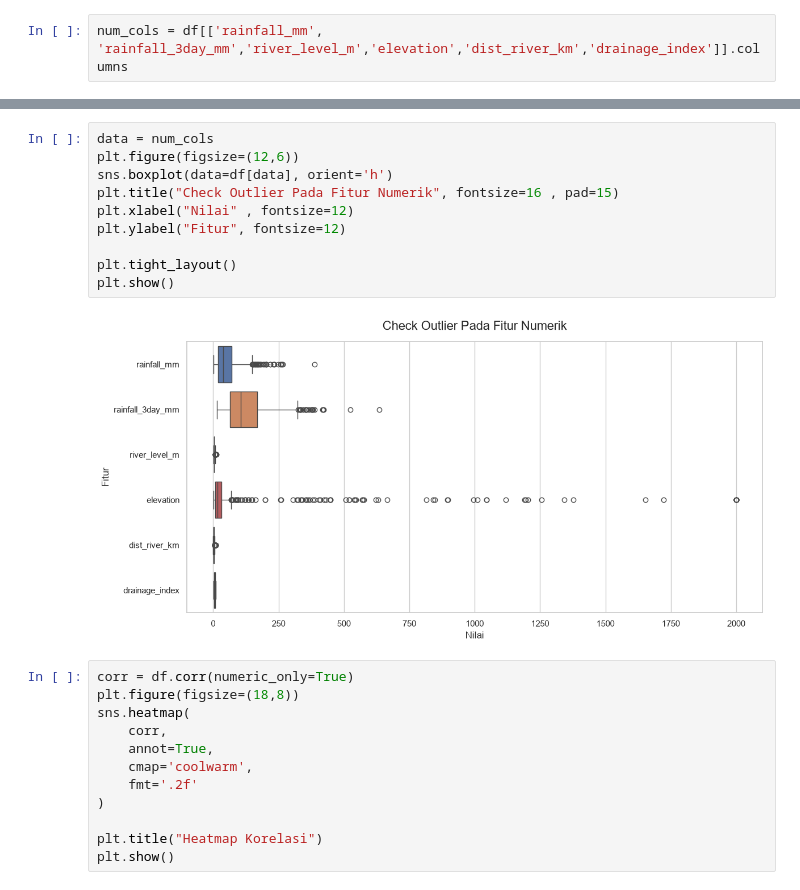
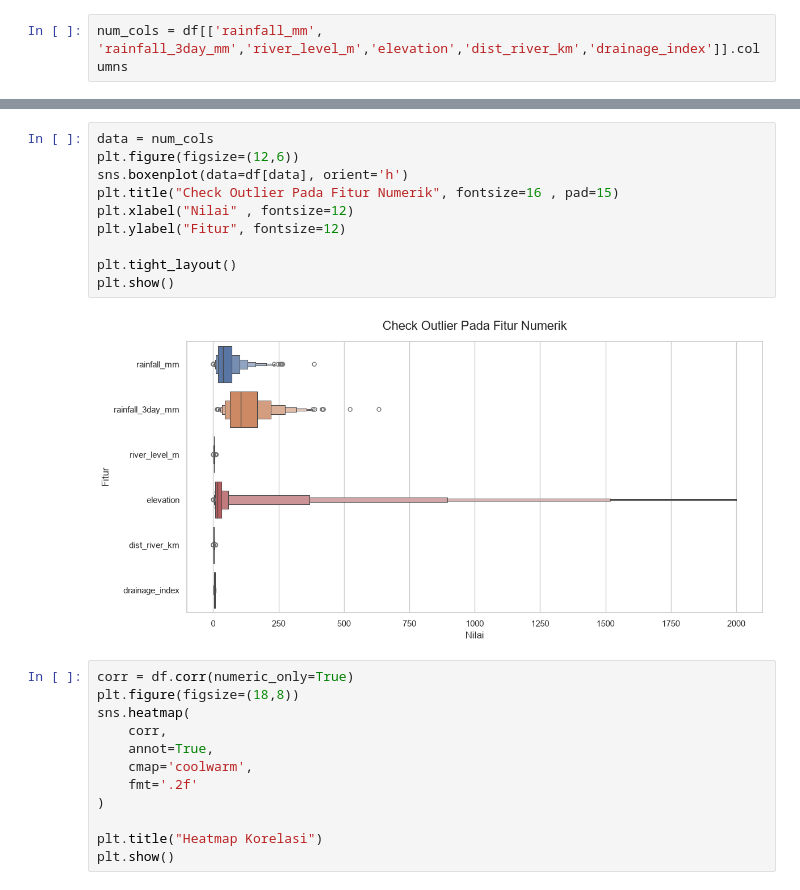
Before and after one commit to livetzy/LearnDC, a Jupyter notebook: TADC.ipynb, the cells around one changed output, grey strips where cells are left out. Saved outputs shown, nothing was run; the diff lists cells and outputs as text.

```diff
--- a/TADC.ipynb
+++ b/TADC.ipynb
@@ -135,15 +135,15 @@ Uniqeu Values in Columns : drainage_index
 # %%
 data = num_cols
 plt.figure(figsize=(12,6))
-sns.boxplot(data=df[data], orient='h')
+sns.boxenplot(data=df[data], orient='h')
 plt.title("Check Outlier Pada Fitur Numerik", fontsize=16 , pad=15)
 plt.xlabel("Nilai" , fontsize=12)
 plt.ylabel("Fitur", fontsize=12)
 
 plt.tight_layout()
 plt.show()
 # %% [output]
-[figure, old version]
+[figure, new version]
 # %%
 corr = df.corr(numeric_only=True)
 plt.figure(figsize=(18,8))
```
Also changed, not shown: parts of 1 cell of this notebook, 1 other file.
